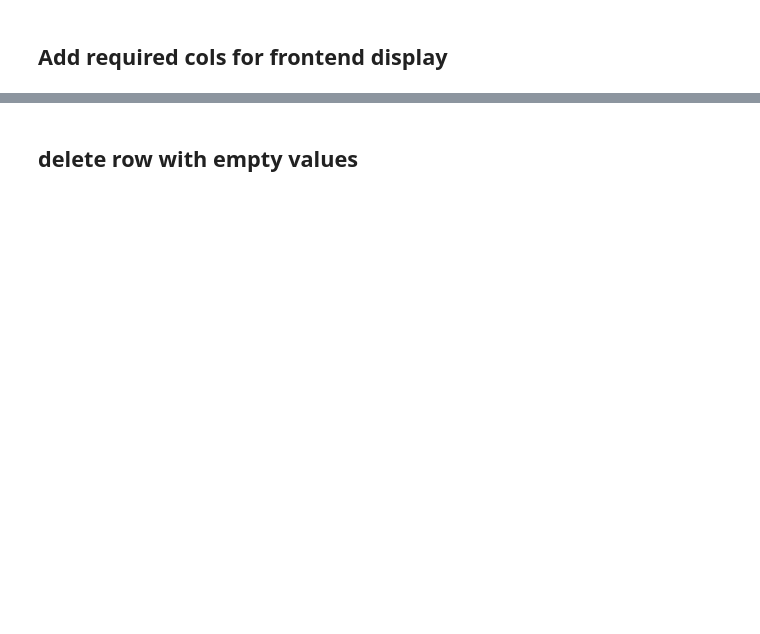
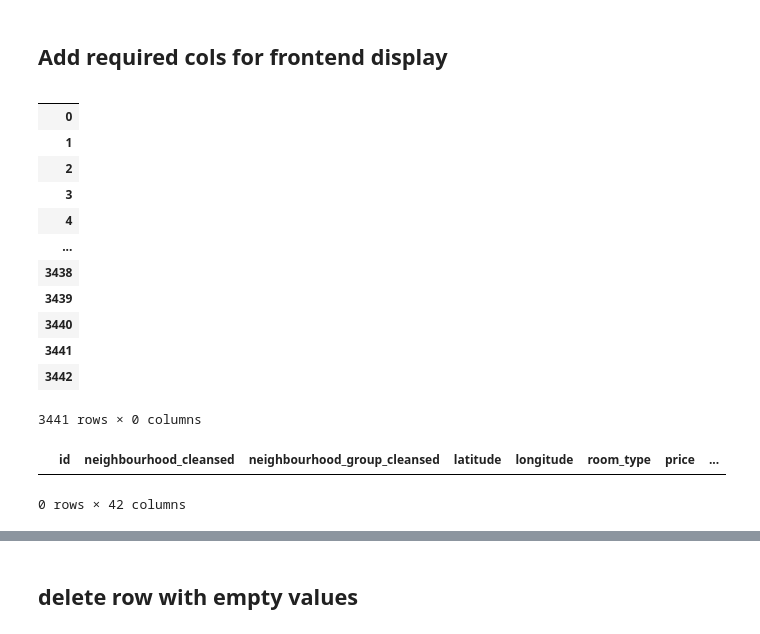
Before and after one commit to ownEyes/Rental-Recommendation-System-in-Singapore, a Jupyter notebook: notebooks/Dataset_preperation.ipynb, the cells around one changed output, grey strips where cells are left out. Drawn from its saved outputs; the diff is of its cells as text; code cells hidden in the pictures; blank space fills up the shorter version.

```diff
--- a/notebooks/Dataset_preperation.ipynb
+++ b/notebooks/Dataset_preperation.ipynb
@@ -1,2 +1,7 @@
 # %% [markdown]
 ## Add required cols for frontend display
+# %%
+import pandas as pd
+
+processed_data = pd.read_csv('./dataSource/processed_data_merged.csv')
+merged_data=pd.read_csv('./dataSource/data_merged(final+version).csv')
@@ -2,0 +24,2 @@
+# %%
+merged_data['name']= merged_data['name']+' in '+merged_data['neighbourhood_cleansed']
@@ -2,0 +32,12 @@
+# %%
+columns_to_merge = ['name', 'details', 'accommodates', 'picture_url',
+                   'review_scores_rating', 'review_scores_accuracy',
+                   'review_scores_cleanliness', 'review_scores_checkin',
+                   'review_scores_communication', 'review_scores_location',
+                   'review_scores_value', 'listing_url']
+merged_data['details'] = merged_data['name'].str.split(' · ',n=2).str[2]
+merged_data['name'] = merged_data['name'].str.split(' in ').str[0]
+merged_data['name']= merged_data['name']+' in '+merged_data['neighbourhood_cleansed']
+
+processed_data = processed_data.merge(merged_data[['id'] + columns_to_merge],
+                                       on='id', how='left')
@@ -2,0 +48,20 @@
+# %%
+cols_with_nan = processed_data.isna().any()
+
+# 提取包含缺失值的列
+data_with_nan = processed_data[cols_with_nan[cols_with_nan].index]
+data_with_nan
+# %% [output]
+|  |
+| 0 |
+| 1 |
+| 2 |
+| 3 |
+| 4 |
+| ... |
+| 3438 |
+| 3439 |
+| 3440 |
+| 3441 |
+| 3442 |
+3441 rows × 0 columns
@@ -2,0 +70,8 @@
+# %%
+empty_details = processed_data[processed_data['details'].isnull() | (processed_data['details'] == '')]
+
+# 打印结果
+empty_details
+# %% [output]
+|  | id | neighbourhood_cleansed | neighbourhood_group_cleansed | latitude | longitude | room_type | price | ... |
+0 rows × 42 columns
```
Also changed, not shown: parts of 84 cells of this notebook, 48 other files.
